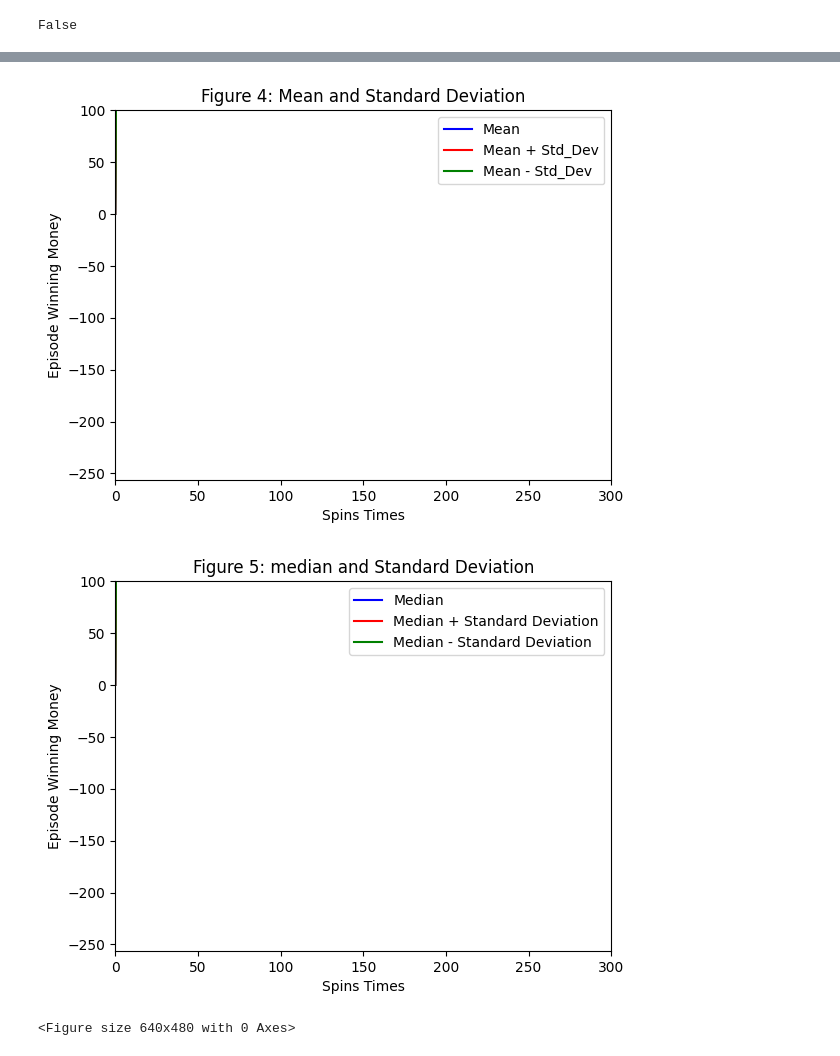
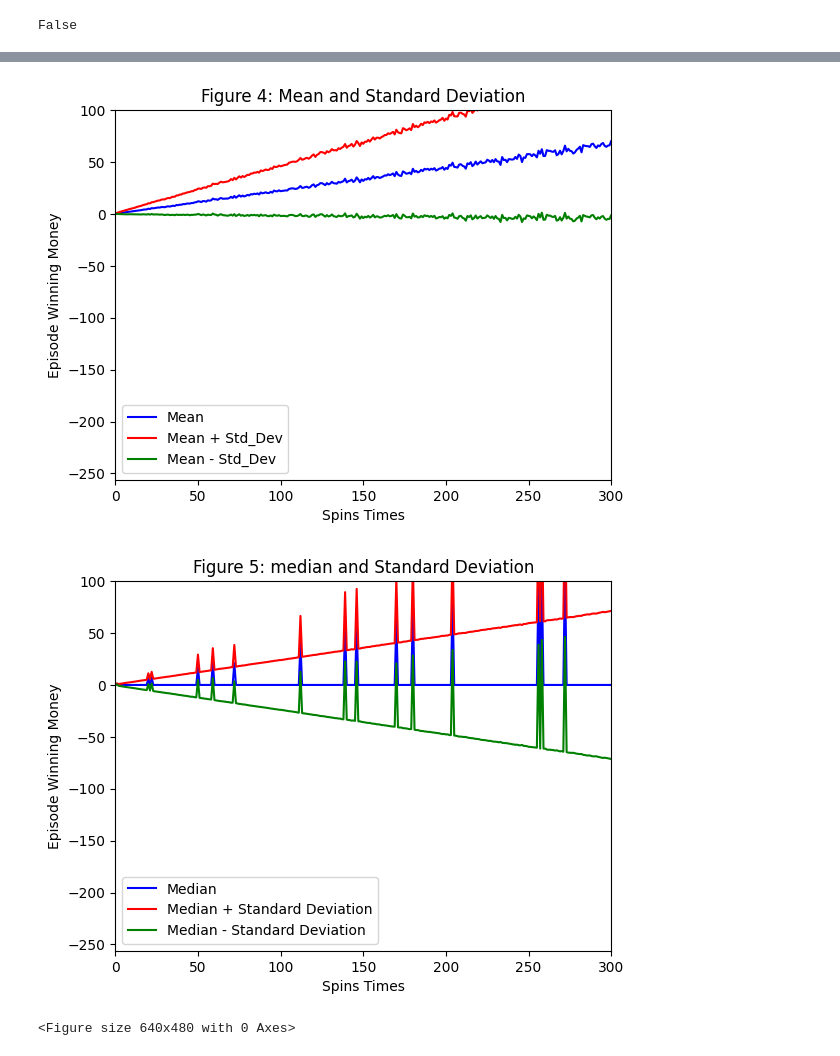
Before and after one commit to zyz314/AI-Antibody-Design, a Jupyter notebook: Untitled18.ipynb, the cells around one changed output, grey strips where cells are left out. Cells and saved outputs as stored; diff of their text form; code cells hidden in the pictures.

```diff
--- a/Untitled18.ipynb
+++ b/Untitled18.ipynb
@@ -159,20 +159,20 @@ def plt_figure_3(experiment_1_results):
 
 def experiment2_martingale_simulation(total_spins_time, win_prob=18/38, initial_money=256):
   winnings = np.zeros(total_spins_time + 1)  # 初始化结果数组
-  episode_winnings = initial_money # 初始资金为256美元
+  episode_winnings = 0 # 初始资金为256美元
   bet_amount = 1 # 初始赌注为1美元
   spin_time = 0 # 初始化旋转次数
   win_prob = 18/38
-  target_winnings = 80 # 目标收益为80美元
+  target_winnings = initial_money + 80 # 目标收益为336美元
 
   # 只要旋转次数未达上限且资金未耗尽且未达到目标收益，就继续循环
   while spin_time < total_spins_time and -initial_money < episode_winnings < target_winnings:
-    won = False # 初始化赢得结果为False
+      won = False # 初始化赢得结果为False
     # 只要旋转次数未达上限且资金未耗尽且未达到目标收益且未赢得当前赌注，就继续循环
-    while spin_time < total_spins_time and -initial_money <episode_winnings < target_winnings and not won:
-      spin_time = spin_time + 1 # 增加旋转次数
-      won = get_spin_result(win_prob) # 获取旋转结果
-      if spin_time < total_spins_time and -initial_money < episode_winnings < target_winnings and won:
+      while spin_time < total_spins_time and not won:
+        spin_time = spin_time + 1 # 增加旋转次数
+        won = get_spin_result(win_prob) # 获取旋转结果
+      if spin_time < total_spins_time and won == True:
         episode_winnings = episode_winnings + bet_amount
         bet_amount = 1
       else:
@@ -183,9 +183,9 @@ def experiment2_martingale_simulation(total_spins_time, win_prob=18/38, initial_
           bet_amount = episode_winnings
       winnings[spin_time] = episode_winnings # 记录当前收益
     # 如果旋转次数未达上限，填充剩余值为当前资金
-  if spin_time < total_spins_time:    # 填充剩余的值
-    winnings[spin_time + 1:] = episode_winnings
-
+      if episode_winnings <= -initial_money:
+        winnings[spin_time:] = -initial_money
+        break
   return winnings
 
 # Figure 4: Run 1000 episodes, plot mean winnings per spin with standard deviation lines.
@@ -230,33 +230,33 @@ def plt_figure_5(experiment_2_results):
     #plt.savefig("images/Figure_5.png")
     plt.show()
     plt.clf()  # 清空当前图形，准备绘制下一个
 
 
 def test_code():
     """
     Method to test your code
     """
     win_prob = 18/38  # set appropriately to the probability of a win
     np.random.seed(gtid())  # do this only once
     print(get_spin_result(win_prob))  # test the roulette spin
     # add your code here to implement the experiments
     experiment1_results1 = np.array([experiment1_martingale_simulation(1000, win_prob) for _ in range(10)])
     plt_figure_1(experiment1_results1)
     experiment1_results2 = np.array([experiment1_martingale_simulation(1000, win_prob) for _ in range(1000)])
     plt_figure_2(experiment1_results2)
     plt_figure_3(experiment1_results2)
     experiment2_results = np.array([experiment2_martingale_simulation(1000, win_prob) for _ in range(1000)])
     plt_figure_4(experiment2_results)
     plt_figure_5(experiment2_results)
 
 
 if __name__ == "__main__":
     test_code()
 # %% [output]
 False
 [figure]
 [figure]
 [figure]
-[figure, old version]
+[figure, new version]
-[figure, old version]
+[figure, new version]
 <Figure size 640x480 with 0 Axes>
```
